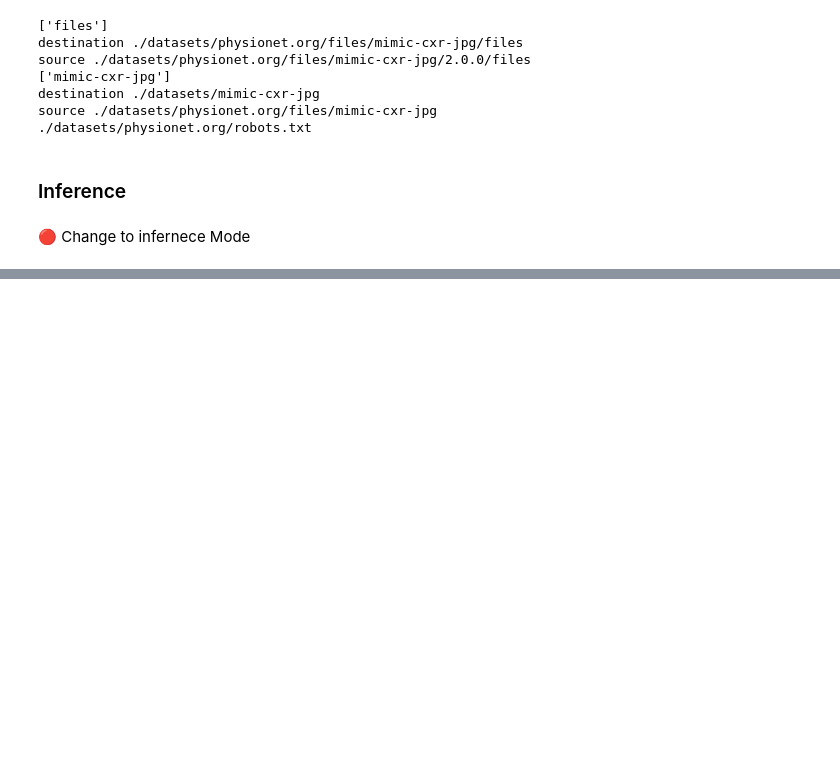
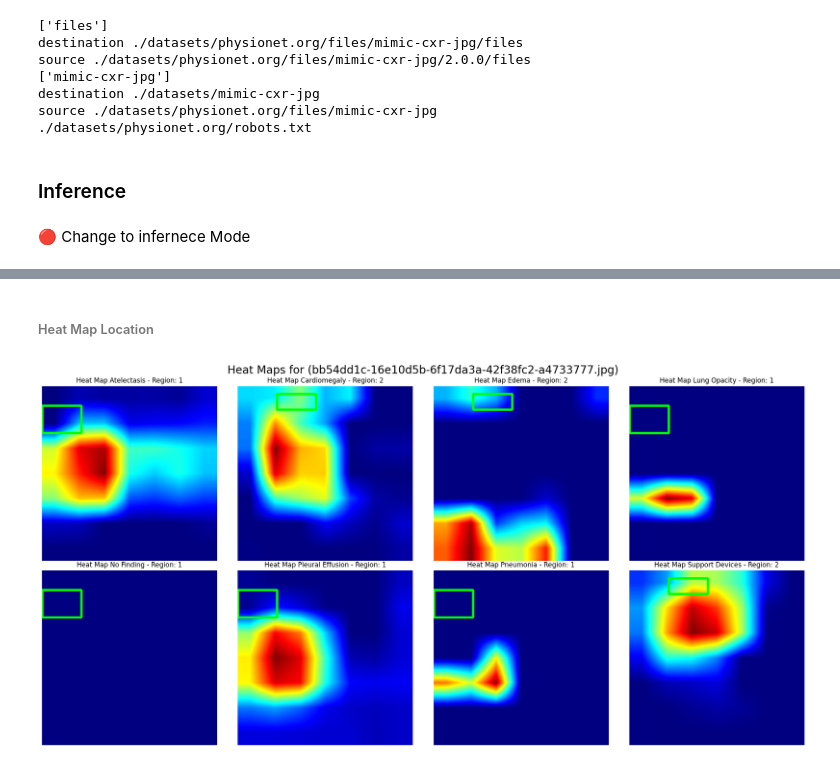
Before and after one commit to BasmaElhoseny01/X-Reporto-AI, a Jupyter notebook: note_books/colab/Inference.ipynb, the cells around one changed output, grey strips where cells are left out. Saved outputs shown, nothing was run; the diff lists cells and outputs as text; code cells hidden in the pictures; blank space fills up the shorter version.

Commit message:
integrated BBoxes with the heat_map region

```diff
--- a/note_books/colab/Inference.ipynb
+++ b/note_books/colab/Inference.ipynb
@@ -221,10 +221,13 @@ images=[
     '/content/Graduation-Project/datasets/mimic-cxr-jpg/files/p12/p12488897/s51075050/bb54dd1c-16e10d5b-6f17da3a-42f38fc2-a4733777.jpg'
 ]
 
+# b_boxes=[
+#   [[349, 80, 1570, 1591], [627, 245, 1514, 750], [600, 750, 1459, 900], [559, 900, 1459, 1159], [1023, 709, 1487, 927], [709, 191, 1514, 586], [422, 968, 695, 1241], [559, 900, 1678, 1214], [1623, 204, 2660, 1337], [1691, 259, 2564, 750], [1623, 750, 2633, 955], [1664, 955, 2660, 1337], [1623, 709, 2128, 995], [1719, 204, 2510, 586], [2428, 1173, 2701, 1446], [1623, 968, 2660, 1337], [1323, 136, 1705, 873], [1459, 0, 1787, 2544], [736, 27, 1418, 600], [1787, 109, 2564, 545], [1623, 586, 1869, 750], [995, 276, 2431, 1550], [1227, 422, 1991, 804], [1227, 586, 1623, 804], [1118, 818, 2128, 1214], [1118, 818, 1609, 941], [1118, 941, 1609, 1214], [1459, 750, 1582, 873], [559, 968, 2660, 2544]]
+# ]
 b_boxes=[
-  [[349, 80, 1570, 1591], [627, 245, 1514, 750], [600, 750, 1459, 900], [559, 900, 1459, 1159], [1023, 709, 1487, 927], [709, 191, 1514, 586], [422, 968, 695, 1241], [559, 900, 1678, 1214], [1623, 204, 2660, 1337], [1691, 259, 2564, 750], [1623, 750, 2633, 955], [1664, 955, 2660, 1337], [1623, 709, 2128, 995], [1719, 204, 2510, 586], [2428, 1173, 2701, 1446], [1623, 968, 2660, 1337], [1323, 136, 1705, 873], [1459, 0, 1787, 2544], [736, 27, 1418, 600], [1787, 109, 2564, 545], [1623, 586, 1869, 750], [995, 276, 2431, 1550], [1227, 422, 1991, 804], [1227, 586, 1623, 804], [1118, 818, 2128, 1214], [1118, 818, 1609, 941], [1118, 941, 1609, 1214], [1459, 750, 1582, 873], [559, 968, 2660, 2544]]
+  [[0, 25, 50, 60], [50, 10, 100, 30]],
 ]
 
 regions=[
-    [1, 2, 3, 4, 5, 6, 7, 8, 9, 10, 11, 12, 13, 14, 15, 16, 17, 18, 19, 20, 21, 22, 23, 24, 25, 26, 27, 28, 29]
+    1, 2, 3, 4, 5, 6, 7, 8, 9, 10, 11, 12, 13, 14, 15, 16, 17, 18, 19, 20, 21, 22, 23, 24, 25, 26, 27, 28, 29
 ]
@@ -295,0 +325,53 @@ for i,heat_map in enumerate(heat_maps):
+# %% [markdown]
+###### Heat Map Location
+# %%
+import matplotlib.pyplot as plt
+
+
+# Determine number of plots and arrange them
+num_plots = 8
+num_cols = 4
+num_rows = (num_plots + 1) // num_cols
+
+# Create subplots
+fig, axes = plt.subplots(num_rows, num_cols, figsize=(20, 10))
+# Title for the entire figure
+fig.suptitle(f'Heat Maps for ({file_name})', fontsize=20)
+
+# Flatten axes for easy iteration
+axes = axes.flatten()
+
+# ---------------------------------------------------------------------Locate Heat Map Region--------------------------------------------------------------------------------
+# Locate Heat Map
+for i, heat_map in enumerate(heat_maps):
+    region, heatmap_resized = inference.heatmap_region(heatmap=heat_map, regions=regions, region_boxes=bounding_boxes)
+
+    # Get the index of the value
+    try:
+        index = regions.index(region)
+    except ValueError:
+        print(f"'{region}' is not in the regions list")
+        continue
+
+    box = bounding_boxes[index]
+
+    # Draw bounding boxes on the heatmap
+    top_left = (int(box[0]), int(box[1]))
+    bottom_right = (int(box[2]), int(box[3]))
+    cv2.rectangle(heatmap_resized, top_left, bottom_right, (0, 255, 0), 2)
+
+    # Plot heat map with bounding boxes
+    axes[i].imshow(cv2.cvtColor(heatmap_resized, cv2.COLOR_BGR2RGB))
+    axes[i].set_title(f'Heat Map {CLASSES[i]} - Region: {region}')
+
+    axes[i].axis('off')
+
+# Hide any unused subplots
+for j in range(i + 1, len(axes)):
+    axes[j].axis('off')
+
+# Show the plot
+plt.tight_layout()
+plt.show()
+# %% [output]
+[figure, added]
```
Also changed, not shown: parts of 9 cells of this notebook, 1 other file.
